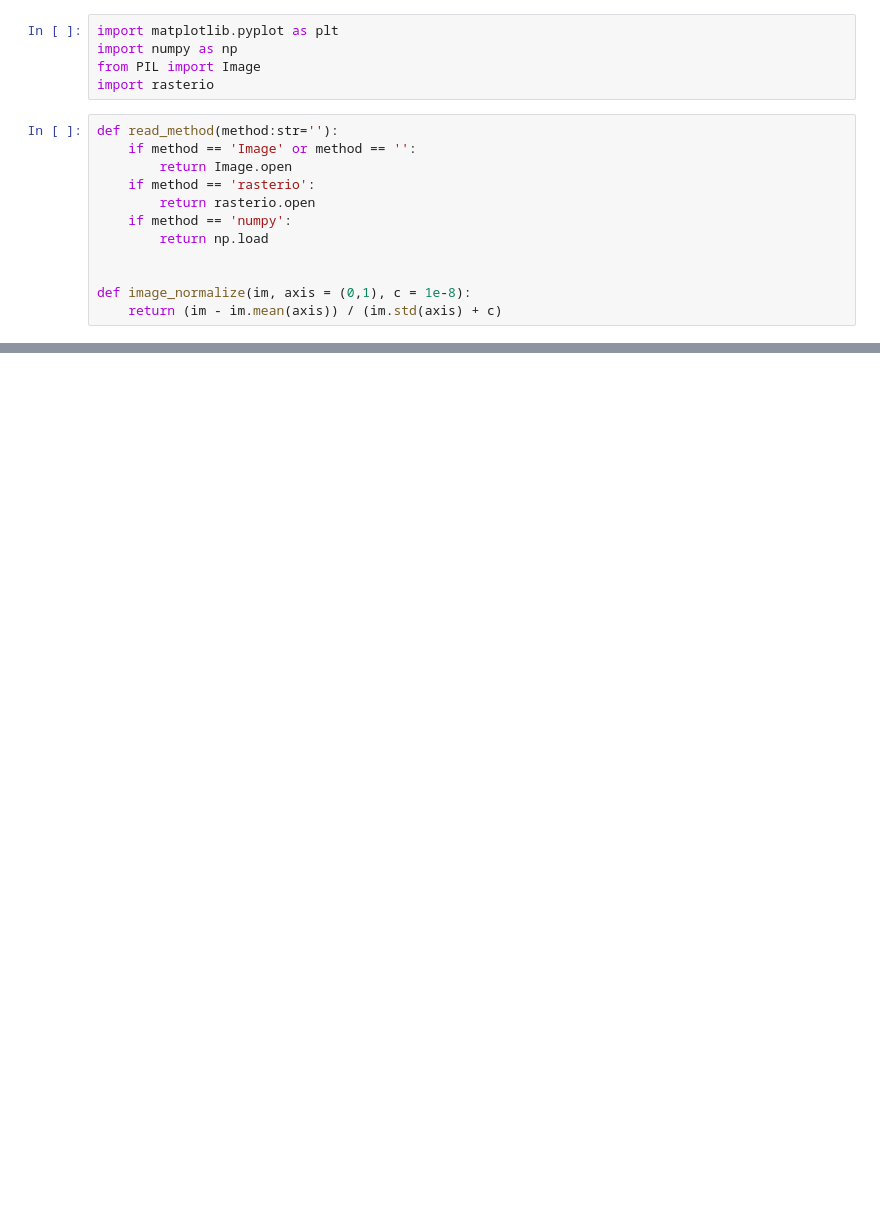
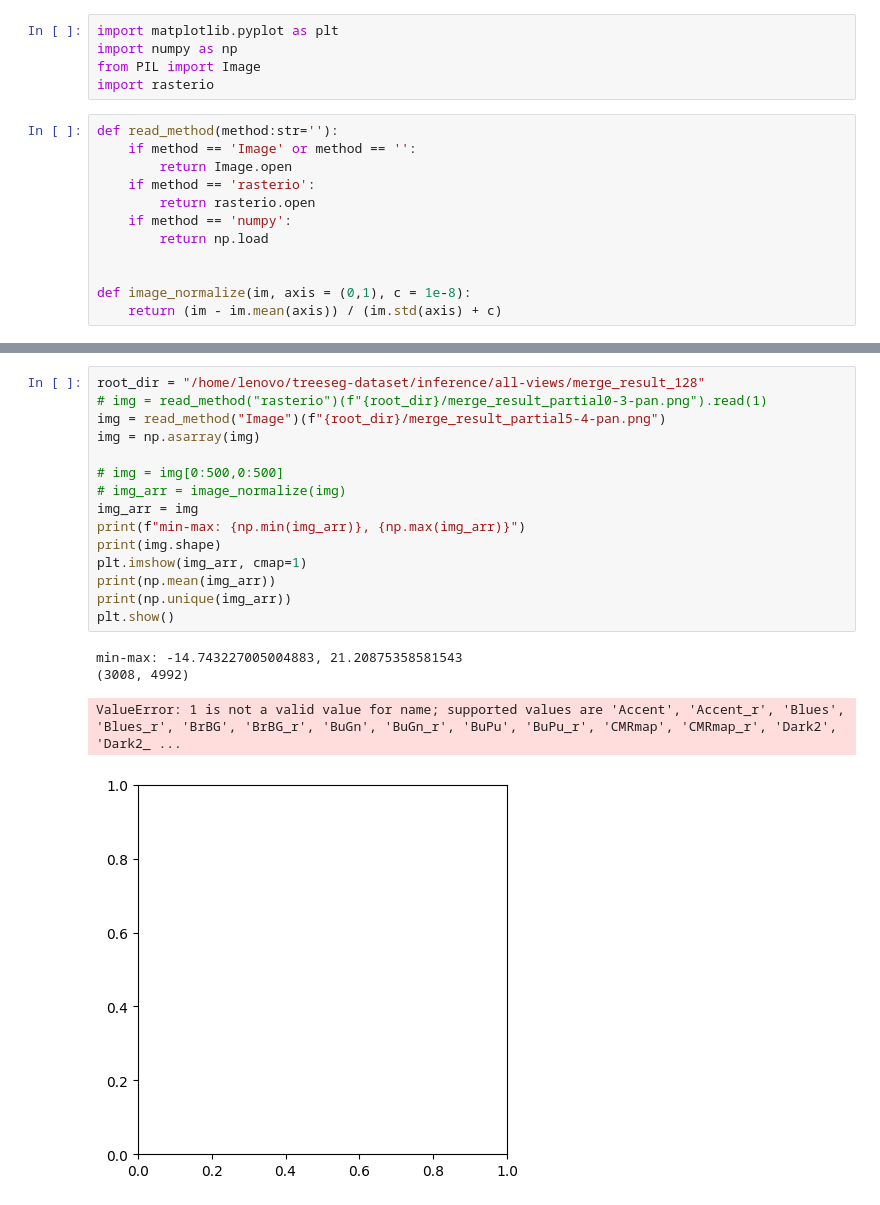
Before and after one commit to WinterCyan/TreeSeg, a Jupyter notebook: standalone/validate_dataset.ipynb, the cells around one changed output, grey strips where cells are left out. Cells and saved outputs as stored; diff of their text form; blank space fills up the shorter version.

Commit message:
modify merge

```diff
--- a/standalone/validate_dataset.ipynb
+++ b/standalone/validate_dataset.ipynb
@@ -98,0 +101,20 @@ plt.show()
+# %%
+root_dir = "/home/lenovo/treeseg-dataset/inference/all-views/merge_result_128"
+# img = read_method("rasterio")(f"{root_dir}/merge_result_partial0-3-pan.png").read(1)
+img = read_method("Image")(f"{root_dir}/merge_result_partial5-4-pan.png")
+img = np.asarray(img)
+
+# img = img[0:500,0:500]
+# img_arr = image_normalize(img)
+img_arr = img
+print(f"min-max: {np.min(img_arr)}, {np.max(img_arr)}")
+print(img.shape)
+plt.imshow(img_arr, cmap=1)
+print(np.mean(img_arr))
+print(np.unique(img_arr))
+plt.show()
+# %% [output]
+min-max: -14.743227005004883, 21.20875358581543
+(3008, 4992)
+ValueError: 1 is not a valid value for name; supported values are 'Accent', 'Accent_r', 'Blues', 'Blues_r', 'BrBG', 'BrBG_r', 'BuGn', 'BuGn_r', 'BuPu', 'BuPu_r', 'CMRmap', 'CMRmap_r', 'Dark2', 'Dark2_ ...
+[figure, added]
```
Also changed, not shown: parts of 2 cells of this notebook, 3 other files.
